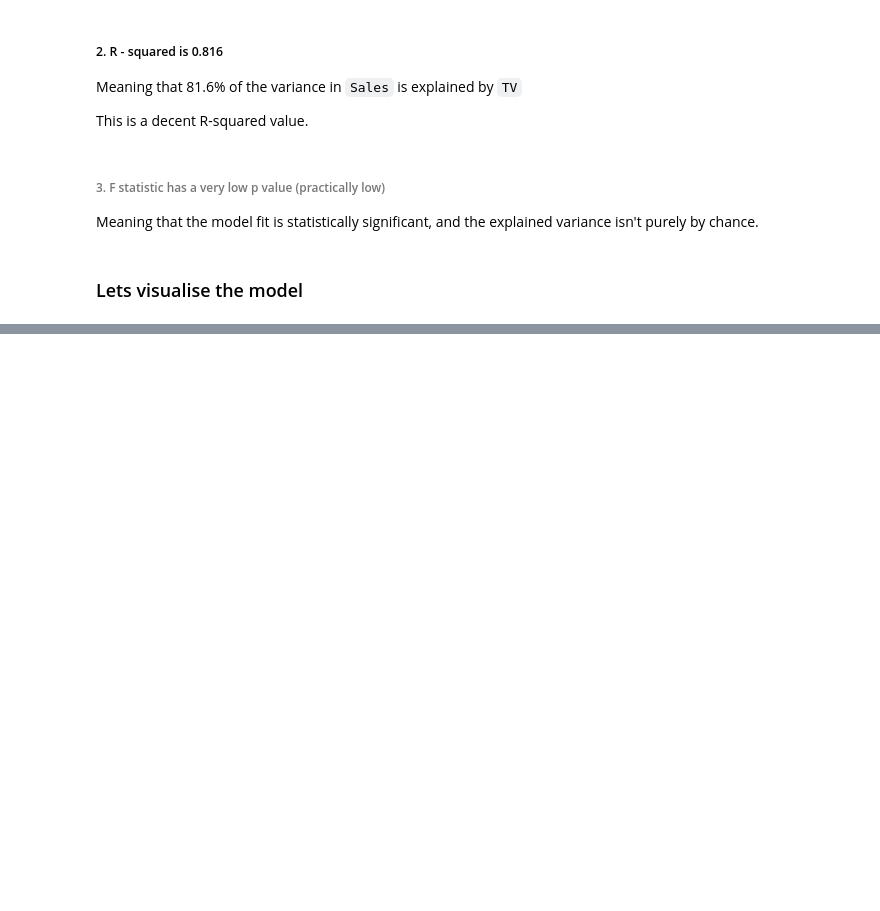
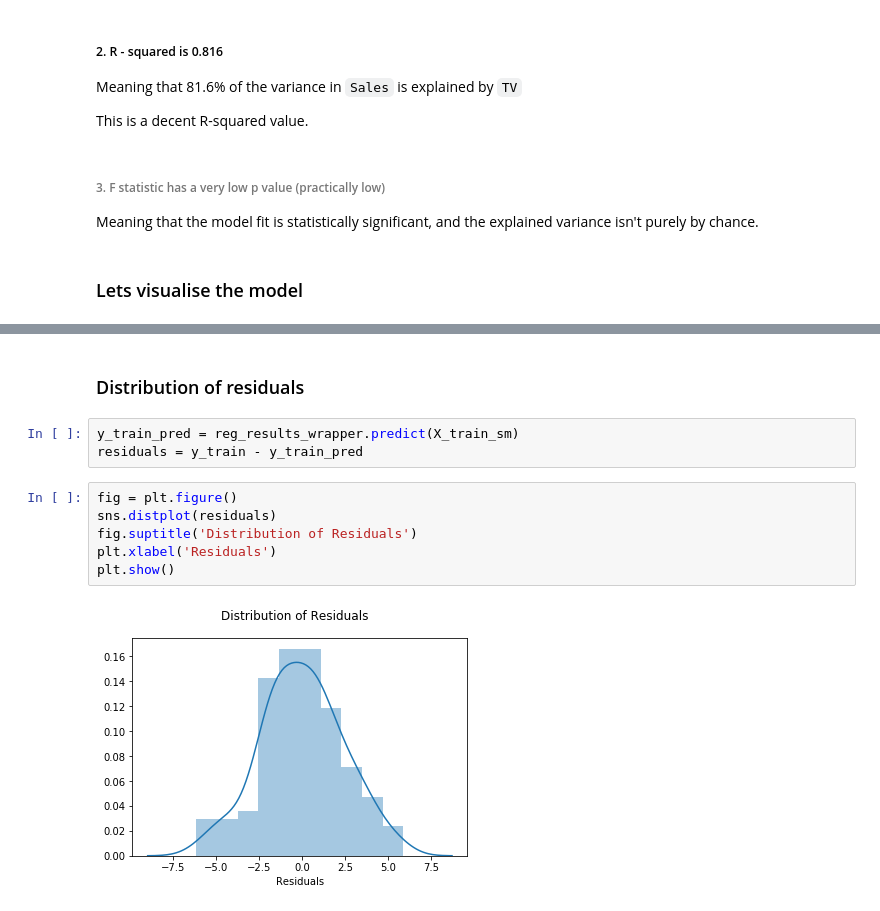
Before and after one commit to raditz2488/AIML, a Jupyter notebook: SimpleLinearRegression/SimpleLinearRegression.ipynb, the cells around one changed output, grey strips where cells are left out. Cells and saved outputs as stored; diff of their text form; blank space fills up the shorter version.

```diff
--- a/SimpleLinearRegression/SimpleLinearRegression.ipynb
+++ b/SimpleLinearRegression/SimpleLinearRegression.ipynb
@@ -141,0 +176,13 @@ Meaning that the model fit is statistically significant, and the explained varia
+# %% [markdown]
+### Distribution of residuals
+# %%
+y_train_pred = reg_results_wrapper.predict(X_train_sm)
+residuals = y_train - y_train_pred
+# %%
+fig = plt.figure()
+sns.distplot(residuals)
+fig.suptitle('Distribution of Residuals')
+plt.xlabel('Residuals')
+plt.show()
+# %% [output]
+[figure, added]
```
Also changed, not shown: parts of 20 cells of this notebook.
